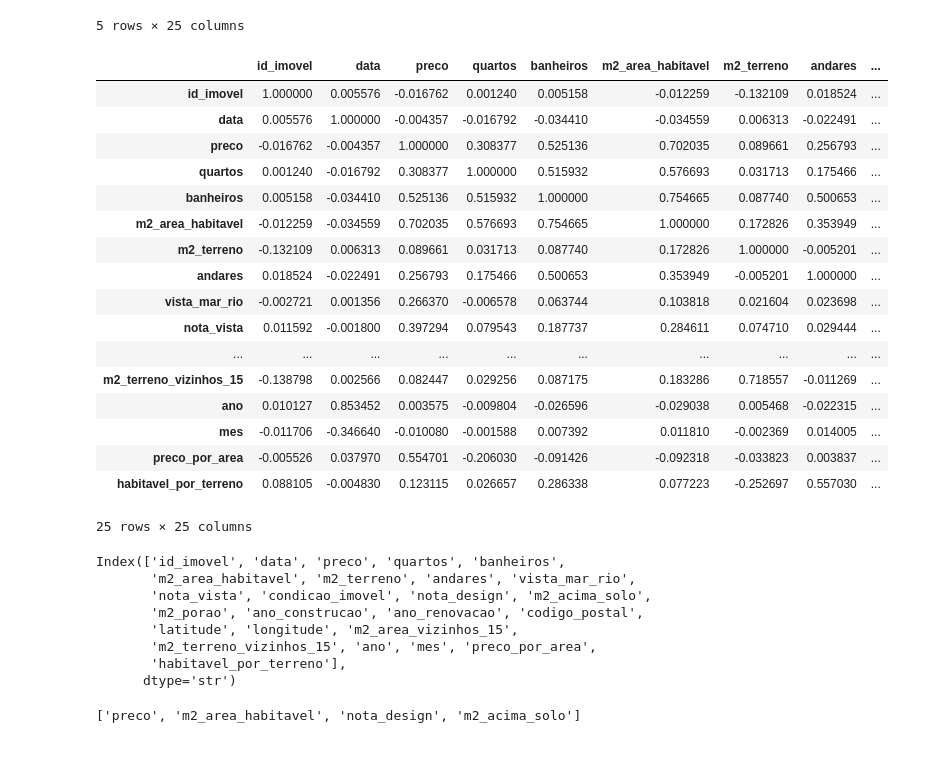
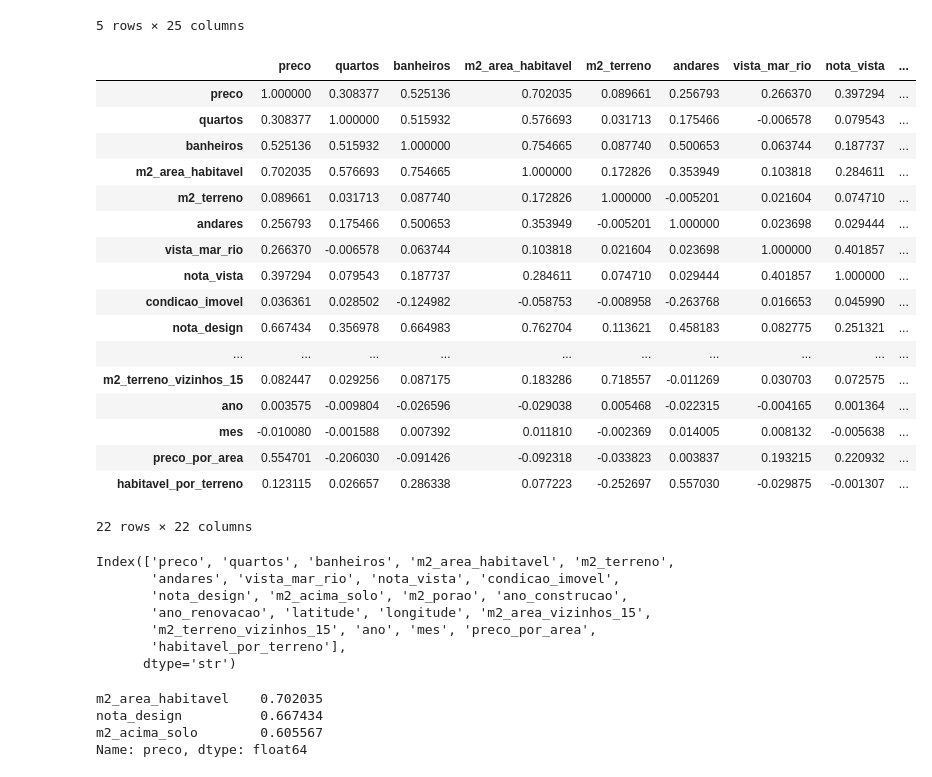
Before and after one commit to Jovitorao/Analise_casa_novo, a Jupyter notebook: src/analise_casa/app.ipynb, the cells around one changed output. Saved outputs shown, nothing was run; the diff lists cells and outputs as text; code cells hidden in the pictures.

```diff
--- a/src/analise_casa/app.ipynb
+++ b/src/analise_casa/app.ipynb
@@ -342,42 +338,47 @@ df_traduzido.head()
 | 4 | 1954400510 | 2015-02-18 | 510000.0 | 3 | 2.00 | 156.07704 | 750.656240 | 1.0 | ... |
 5 rows × 25 columns
 # %%
-df_correlacao = df_traduzido.corr('pearson')
+cols_tirar = ['id_imovel', 'data' , 'codigo_postal']
+df_correlacao = df_traduzido.drop(columns= cols_tirar).corr('pearson')
 df_correlacao
 # %% [output]
-|  | id_imovel | data | preco | quartos | banheiros | m2_area_habitavel | m2_terreno | andares | ... |
-| id_imovel | 1.000000 | 0.005576 | -0.016762 | 0.001240 | 0.005158 | -0.012259 | -0.132109 | 0.018524 | ... |
-| data | 0.005576 | 1.000000 | -0.004357 | -0.016792 | -0.034410 | -0.034559 | 0.006313 | -0.022491 | ... |
-| preco | -0.016762 | -0.004357 | 1.000000 | 0.308377 | 0.525136 | 0.702035 | 0.089661 | 0.256793 | ... |
-| quartos | 0.001240 | -0.016792 | 0.308377 | 1.000000 | 0.515932 | 0.576693 | 0.031713 | 0.175466 | ... |
-| banheiros | 0.005158 | -0.034410 | 0.525136 | 0.515932 | 1.000000 | 0.754665 | 0.087740 | 0.500653 | ... |
-| m2_area_habitavel | -0.012259 | -0.034559 | 0.702035 | 0.576693 | 0.754665 | 1.000000 | 0.172826 | 0.353949 | ... |
-| m2_terreno | -0.132109 | 0.006313 | 0.089661 | 0.031713 | 0.087740 | 0.172826 | 1.000000 | -0.005201 | ... |
-| andares | 0.018524 | -0.022491 | 0.256793 | 0.175466 | 0.500653 | 0.353949 | -0.005201 | 1.000000 | ... |
-| vista_mar_rio | -0.002721 | 0.001356 | 0.266370 | -0.006578 | 0.063744 | 0.103818 | 0.021604 | 0.023698 | ... |
-| nota_vista | 0.011592 | -0.001800 | 0.397294 | 0.079543 | 0.187737 | 0.284611 | 0.074710 | 0.029444 | ... |
+|  | preco | quartos | banheiros | m2_area_habitavel | m2_terreno | andares | vista_mar_rio | nota_vista | ... |
+| preco | 1.000000 | 0.308377 | 0.525136 | 0.702035 | 0.089661 | 0.256793 | 0.266370 | 0.397294 | ... |
+| quartos | 0.308377 | 1.000000 | 0.515932 | 0.576693 | 0.031713 | 0.175466 | -0.006578 | 0.079543 | ... |
+| banheiros | 0.525136 | 0.515932 | 1.000000 | 0.754665 | 0.087740 | 0.500653 | 0.063744 | 0.187737 | ... |
+| m2_area_habitavel | 0.702035 | 0.576693 | 0.754665 | 1.000000 | 0.172826 | 0.353949 | 0.103818 | 0.284611 | ... |
+| m2_terreno | 0.089661 | 0.031713 | 0.087740 | 0.172826 | 1.000000 | -0.005201 | 0.021604 | 0.074710 | ... |
+| andares | 0.256793 | 0.175466 | 0.500653 | 0.353949 | -0.005201 | 1.000000 | 0.023698 | 0.029444 | ... |
+| vista_mar_rio | 0.266370 | -0.006578 | 0.063744 | 0.103818 | 0.021604 | 0.023698 | 1.000000 | 0.401857 | ... |
+| nota_vista | 0.397294 | 0.079543 | 0.187737 | 0.284611 | 0.074710 | 0.029444 | 0.401857 | 1.000000 | ... |
+| condicao_imovel | 0.036361 | 0.028502 | -0.124982 | -0.058753 | -0.008958 | -0.263768 | 0.016653 | 0.045990 | ... |
+| nota_design | 0.667434 | 0.356978 | 0.664983 | 0.762704 | 0.113621 | 0.458183 | 0.082775 | 0.251321 | ... |
 | ... | ... | ... | ... | ... | ... | ... | ... | ... | ... |
-| m2_terreno_vizinhos_15 | -0.138798 | 0.002566 | 0.082447 | 0.029256 | 0.087175 | 0.183286 | 0.718557 | -0.011269 | ... |
-| ano | 0.010127 | 0.853452 | 0.003575 | -0.009804 | -0.026596 | -0.029038 | 0.005468 | -0.022315 | ... |
-| mes | -0.011706 | -0.346640 | -0.010080 | -0.001588 | 0.007392 | 0.011810 | -0.002369 | 0.014005 | ... |
-| preco_por_area | -0.005526 | 0.037970 | 0.554701 | -0.206030 | -0.091426 | -0.092318 | -0.033823 | 0.003837 | ... |
-| habitavel_por_terreno | 0.088105 | -0.004830 | 0.123115 | 0.026657 | 0.286338 | 0.077223 | -0.252697 | 0.557030 | ... |
+| m2_terreno_vizinhos_15 | 0.082447 | 0.029256 | 0.087175 | 0.183286 | 0.718557 | -0.011269 | 0.030703 | 0.072575 | ... |
+| ano | 0.003575 | -0.009804 | -0.026596 | -0.029038 | 0.005468 | -0.022315 | -0.004165 | 0.001364 | ... |
+| mes | -0.010080 | -0.001588 | 0.007392 | 0.011810 | -0.002369 | 0.014005 | 0.008132 | -0.005638 | ... |
+| preco_por_area | 0.554701 | -0.206030 | -0.091426 | -0.092318 | -0.033823 | 0.003837 | 0.193215 | 0.220932 | ... |
+| habitavel_por_terreno | 0.123115 | 0.026657 | 0.286338 | 0.077223 | -0.252697 | 0.557030 | -0.029875 | -0.001307 | ... |
-25 rows × 25 columns
+22 rows × 22 columns
 # %%
 df_correlacao.index
 # %% [output]
-Index(['id_imovel', 'data', 'preco', 'quartos', 'banheiros',
-       'm2_area_habitavel', 'm2_terreno', 'andares', 'vista_mar_rio',
-       'nota_vista', 'condicao_imovel', 'nota_design', 'm2_acima_solo',
-       'm2_porao', 'ano_construcao', 'ano_renovacao', 'codigo_postal',
-       'latitude', 'longitude', 'm2_area_vizinhos_15',
+Index(['preco', 'quartos', 'banheiros', 'm2_area_habitavel', 'm2_terreno',
+       'andares', 'vista_mar_rio', 'nota_vista', 'condicao_imovel',
+       'nota_design', 'm2_acima_solo', 'm2_porao', 'ano_construcao',
+       'ano_renovacao', 'latitude', 'longitude', 'm2_area_vizinhos_15',
        'm2_terreno_vizinhos_15', 'ano', 'mes', 'preco_por_area',
        'habitavel_por_terreno'],
       dtype='str')
 # %%
-#Colunas com correlação maior que 0.6 com o preço
 limite = 0.6
-colunas_correlacao = (df_correlacao[df_correlacao['preco'] > limite]).index.to_list()
+
+corr_preco = df_correlacao['preco'].drop('preco')          # Series, sem a autocorrelação
+colunas_correlacao = corr_preco[corr_preco.abs() > limite].sort_values(ascending=False)
+
 print(colunas_correlacao)
 # %% [output]
-['preco', 'm2_area_habitavel', 'nota_design', 'm2_acima_solo']
+m2_area_habitavel    0.702035
+nota_design          0.667434
+m2_acima_solo        0.605567
+Name: preco, dtype: float64
```
Also changed, not shown: parts of 8 cells of this notebook, 3 other files.
